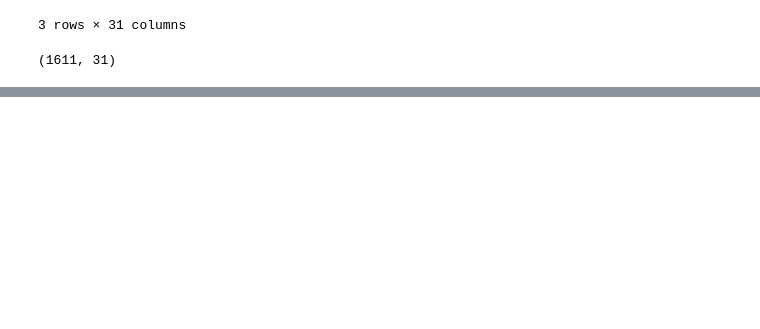
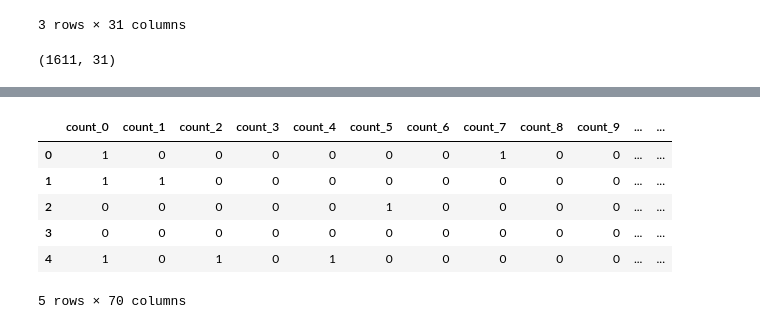
Before and after one commit to rfahrn/HW2, a Jupyter notebook: Untitled-1.ipynb, the cells around one changed output, grey strips where cells are left out. Cells and saved outputs as stored; diff of their text form; code cells hidden in the pictures; blank space fills up the shorter version.

```diff
--- a/Untitled-1.ipynb
+++ b/Untitled-1.ipynb
@@ -126,8 +126,21 @@ df_train.shape
 # %% [output]
 (1611, 31)
 # %%
+# create count vectorizer
+from sklearn.feature_extraction.text import CountVectorizer
+vectorizer = CountVectorizer(max_features=5000,stop_words=list(stop_words),ngram_range=(1,1), max_df=0.8, min_df=0.2)
+count_features_train = vectorizer.fit_transform(df_train['combined_text'])
+count_features_test = vectorizer.transform(df_test['combined_text'])
+
+# convert to dataframe
+count_df_train = pd.DataFrame(count_features_train.toarray(), columns=[f'count_{i}' for i in range(count_features_train.shape[1])])
+count_df_test = pd.DataFrame(count_features_test.toarray(), columns=[f'count_{i}' for i in range(count_features_test.shape[1])])
+
+
+# ---------------------------------------
+
 # create tf-idf vectorizer
-tfidf = TfidfVectorizer(max_features=5000, stop_words=list(stop_words), ngram_range=(1, 2))
+tfidf = TfidfVectorizer(max_features=5000, stop_words=list(stop_words), ngram_range=(1, 1))
 tfidf_features_train = tfidf.fit_transform(df_train['combined_text'])
 tfidf_features_test = tfidf.transform(df_test['combined_text'])
 
@@ -143,5 +156,11 @@ df_train['Month_Start'] = df_train['Date'].dt.is_month_start.astype(int)
 df_train['Month_End'] = df_train['Date'].dt.is_month_end.astype(int)
 df_train['Quarter'] = df_train['Date'].dt.quarter
 
-X_train = pd.concat([tfidf_df_train, df_train[['Year', 'Month', 'Day']]], axis=1)
-X_test = pd.concat([tfidf_df_test, df_test[['Year', 'Month', 'Day']]], axis=1)
+df_test['Day_of_Week'] = df_test['Date'].dt.dayofweek
+df_test['Is_Weekend'] = df_test['Day_of_Week'].apply(lambda x: 1 if x > 4 else 0)
+df_test['Month_Start'] = df_test['Date'].dt.is_month_start.astype(int)
+df_test['Month_End'] = df_test['Date'].dt.is_month_end.astype(int)
+df_test['Quarter'] = df_test['Date'].dt.quarter
+
+
+df_train.head(3)
@@ -147,0 +173,10 @@ X_test = pd.concat([tfidf_df_test, df_test[['Year', 'Month', 'Day']]], axis=1)
+# %%
+count_df_train.head()
+# %% [output]
+|  | count_0 | count_1 | count_2 | count_3 | count_4 | count_5 | count_6 | count_7 | count_8 | count_9 | ... | ... |
+| 0 | 1 | 0 | 0 | 0 | 0 | 0 | 0 | 1 | 0 | 0 | ... | ... |
+| 1 | 1 | 1 | 0 | 0 | 0 | 0 | 0 | 0 | 0 | 0 | ... | ... |
+| 2 | 0 | 0 | 0 | 0 | 0 | 1 | 0 | 0 | 0 | 0 | ... | ... |
+| 3 | 0 | 0 | 0 | 0 | 0 | 0 | 0 | 0 | 0 | 0 | ... | ... |
+| 4 | 1 | 0 | 1 | 0 | 1 | 0 | 0 | 0 | 0 | 0 | ... | ... |
+5 rows × 70 columns
```
Also changed, not shown: parts of 19 cells of this notebook.
